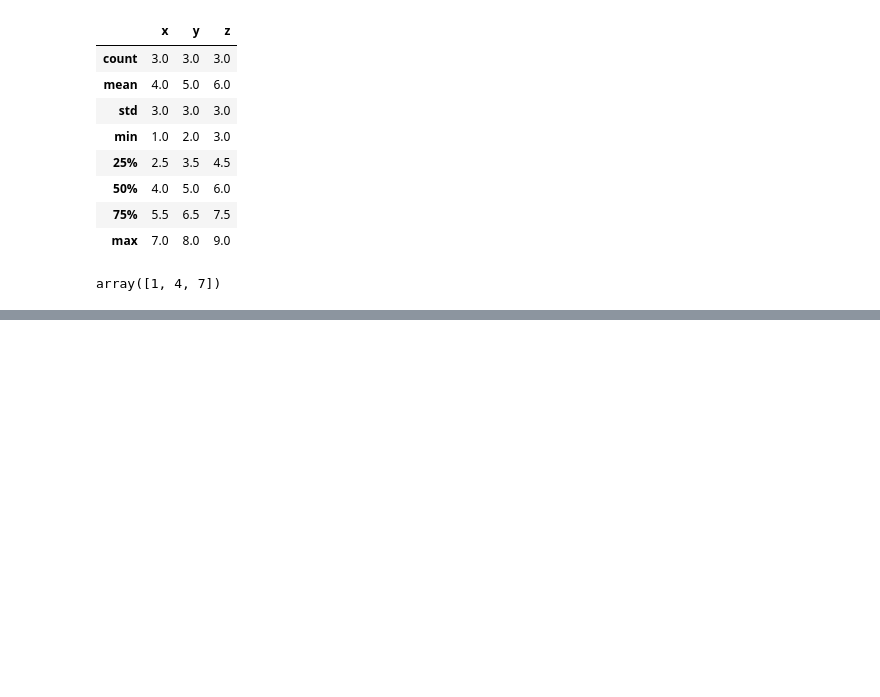
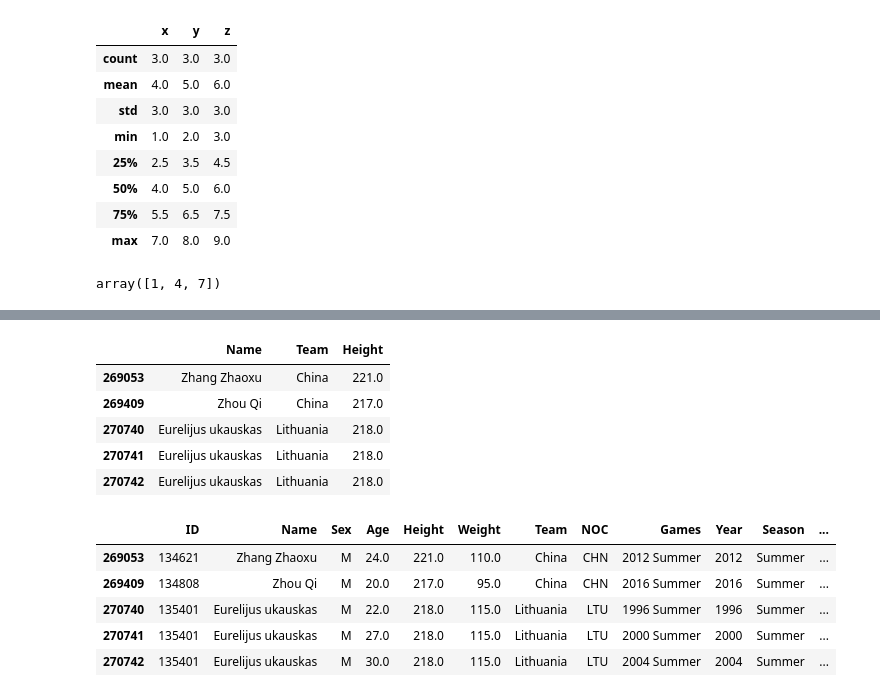
Before and after one commit to DEVA266/Projects, a Jupyter notebook: mypandas.ipynb, the cells around one changed output, grey strips where cells are left out. Cells and saved outputs as stored; diff of their text form; code cells hidden in the pictures; blank space fills up the shorter version.

```diff
--- a/mypandas.ipynb
+++ b/mypandas.ipynb
@@ -82,0 +129,19 @@ FileNotFoundError: [Errno 2] No such file or directory: 'coffee.csv'
+# %%
+display(data.loc[data["Height"] > 215,["Name","Team","Height"]].tail())
+# data.loc[4:30,["Name","Team","Height"]]
+
+# # we can use another way to find it , in this way we getting the data without using the loc function
+data[data["Height"] > 215 ].tail()
+# %% [output]
+|  | Name | Team | Height |
+| 269053 | Zhang Zhaoxu | China | 221.0 |
+| 269409 | Zhou Qi | China | 217.0 |
+| 270740 | Eurelijus ukauskas | Lithuania | 218.0 |
+| 270741 | Eurelijus ukauskas | Lithuania | 218.0 |
+| 270742 | Eurelijus ukauskas | Lithuania | 218.0 |
+|  | ID | Name | Sex | Age | Height | Weight | Team | NOC | Games | Year | Season | ... |
+| 269053 | 134621 | Zhang Zhaoxu | M | 24.0 | 221.0 | 110.0 | China | CHN | 2012 Summer | 2012 | Summer | ... |
+| 269409 | 134808 | Zhou Qi | M | 20.0 | 217.0 | 95.0 | China | CHN | 2016 Summer | 2016 | Summer | ... |
+| 270740 | 135401 | Eurelijus ukauskas | M | 22.0 | 218.0 | 115.0 | Lithuania | LTU | 1996 Summer | 1996 | Summer | ... |
+| 270741 | 135401 | Eurelijus ukauskas | M | 27.0 | 218.0 | 115.0 | Lithuania | LTU | 2000 Summer | 2000 | Summer | ... |
+| 270742 | 135401 | Eurelijus ukauskas | M | 30.0 | 218.0 | 115.0 | Lithuania | LTU | 2004 Summer | 2004 | Summer | ... |
```
Also changed, not shown: parts of 11 cells of this notebook, 1 other file.
